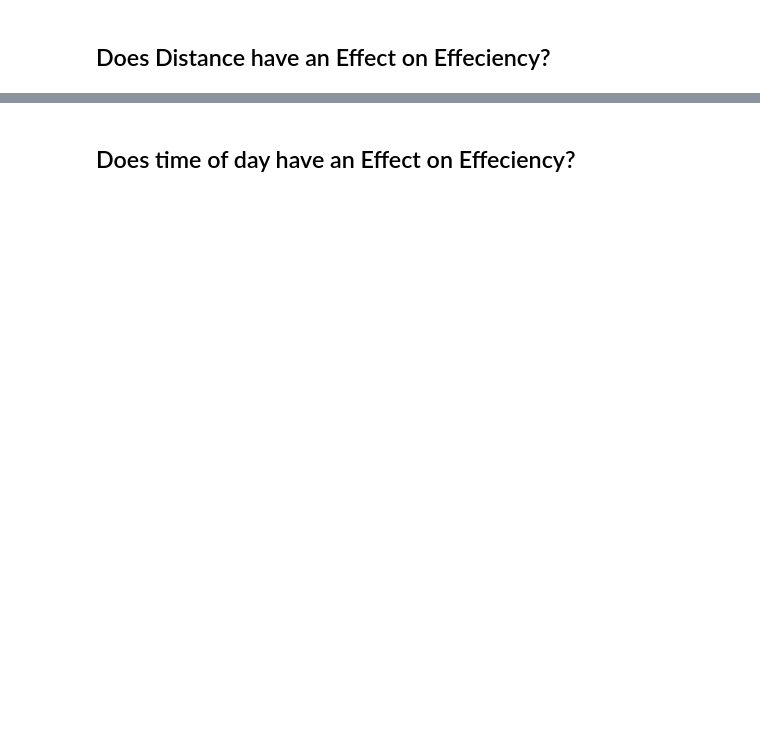
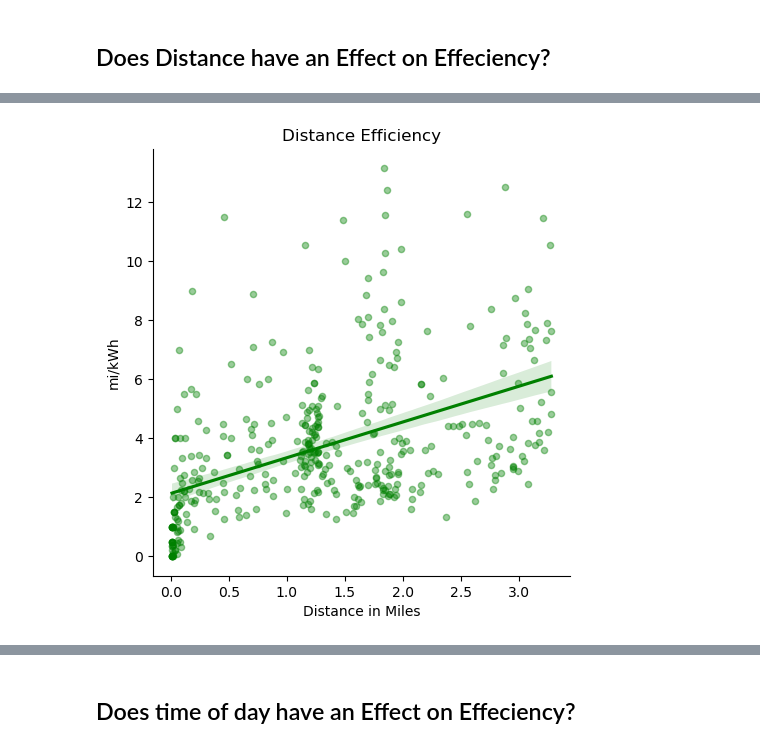
Before and after one commit to schmeeed/python-project-01, a Jupyter notebook: notebooks/01-pda-project-notebook.ipynb, the cells around one changed output, grey strips where cells are left out. Drawn from its saved outputs; the diff is of its cells as text; code cells hidden in the pictures; blank space fills up the shorter version.

Commit message:
Powerpoint Draft #3 and SUBSTANTIAL improvements to graphs and visuals

```diff
--- a/notebooks/01-pda-project-notebook.ipynb
+++ b/notebooks/01-pda-project-notebook.ipynb
@@ -220,5 +247,12 @@ trips
 # %%
-sns.lmplot(x='distance', y='mikWh', data=trips[(trips.mikWh<15)&(trips.distance_desc == 'Short Trip')], hue='distance_desc',\
-           palette = ['green','blue', 'red'], scatter_kws={"s": 20, "alpha":.4})
-plt.title('Distance vs. mi/kWh');
+g = sns.lmplot(x='distance', y='mikWh',\
+               data=trips[(trips.mikWh<15)&(trips.distance_desc == 'Short Trip')],\
+               hue='distance_desc',\
+               palette = ['green','blue', 'red'], scatter_kws={"s": 20, "alpha":.4})
+g._legend.remove()
+plt.title('Distance Efficiency')
+plt.xlabel('Distance in Miles')
+plt.ylabel('mi/kWh');
+# %% [output]
+[figure, added]
 # %%
```
Also changed, not shown: parts of 83 cells of this notebook, 2 other files.
